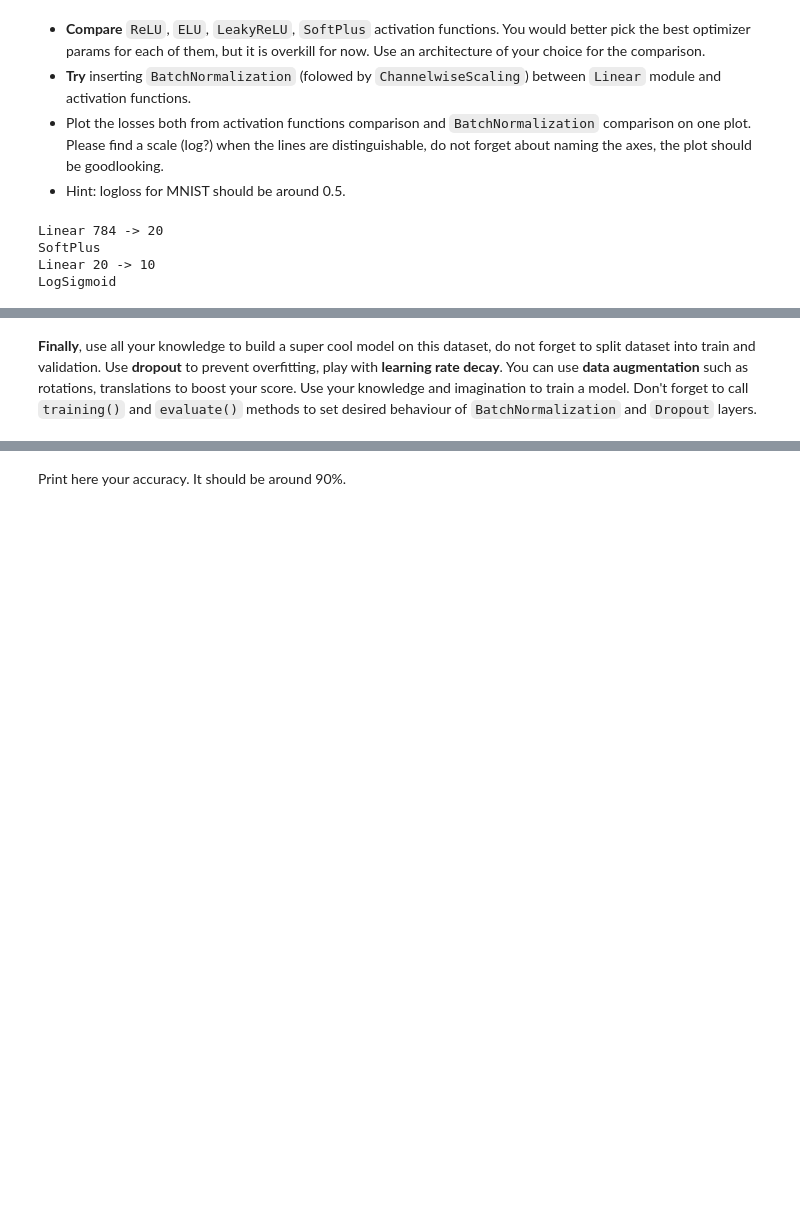
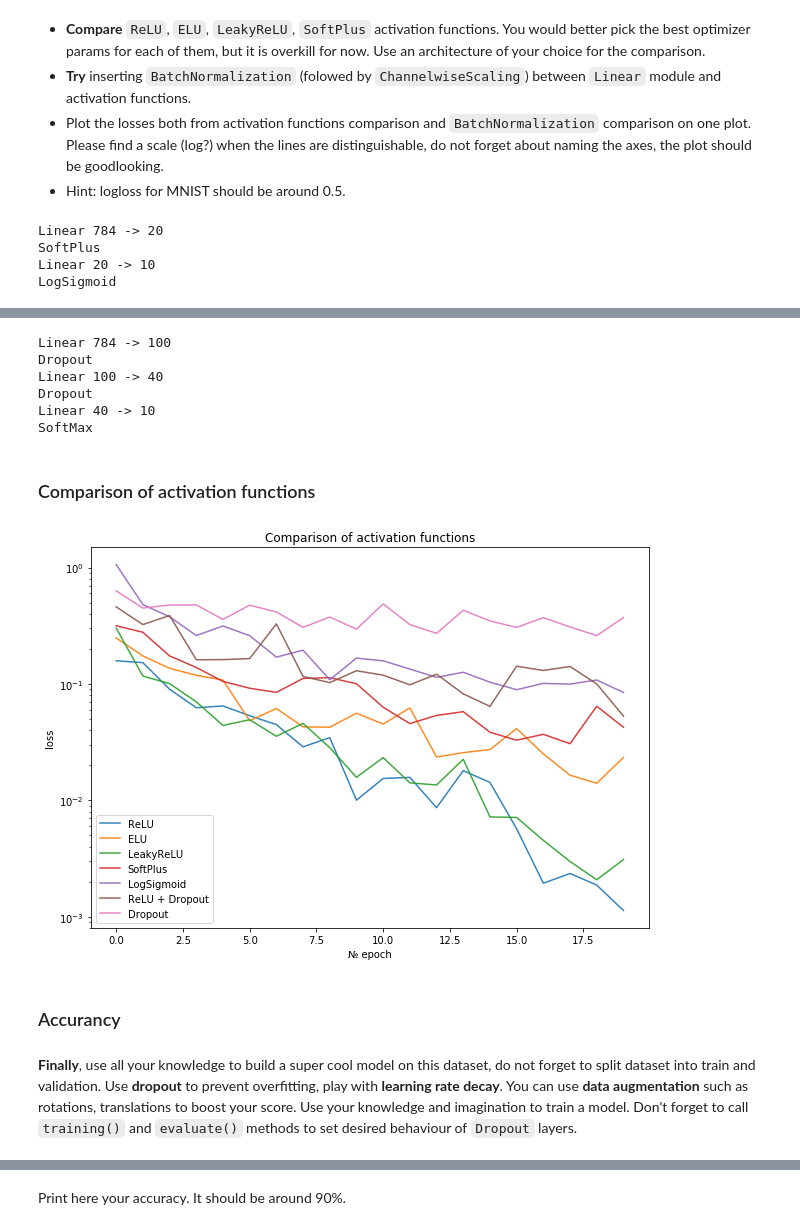
Before and after one commit to AniLiar/spsu-mm-machine-learning, a Jupyter notebook: autumn/task 4 - neural network/homework_main.ipynb, the cells around one changed output, grey strips where cells are left out. Saved outputs shown, nothing was run; the diff lists cells and outputs as text; code cells hidden in the pictures; blank space fills up the shorter version.

```diff
--- a/autumn/task 4 - neural network/homework_main.ipynb
+++ b/autumn/task 4 - neural network/homework_main.ipynb
@@ -294,0 +413,15 @@ Write your personal opinion on the activation functions, think about computation
+# %%
+net = Sequential()
+net.add(Linear(X.shape[1], 100))
+net.add(ReLU())
+net.add(Dropout(p=0.3))
+net.add(Linear(100, 40))
+net.add(ReLU())
+net.add(Linear(40, 10))
+net.add(SoftMax())
+
+criterion = ClassNLLCriterionUnstable()
+
+print(net)
+
+loss_history_dropout1 = train(X, y, net)
@@ -295,2 +436,44 @@ Write your personal opinion on the activation functions, think about computation
+# %%
+net = Sequential()
+net.add(Linear(X.shape[1], 100))
+net.add(Dropout(p=0.2))
+net.add(Linear(100, 40))
+net.add(Dropout(p=0.2))
+net.add(Linear(40, 10))
+net.add(SoftMax())
+
+criterion = ClassNLLCriterionUnstable()
+
+print(net)
+
+loss_history_dropout2 = train(X, y, net)
+# %% [output]
+Linear 784 -> 100
+Dropout
+Linear 100 -> 40
+Dropout
+Linear 40 -> 10
+SoftMax
+# %% [markdown]
+### Comparison of activation functions
+# %%
+plt.figure(figsize=(10, 7))
+plt.title("Comparison of activation functions")
+plt.xlabel("№ epoch")
+plt.ylabel("loss")
+plt.yscale('log')
+plt.plot(loss_history_relu, alpha=0.9, label = 'ReLU')
+plt.plot(loss_history_elu, alpha=0.9, label = 'ELU')
+plt.plot(loss_history_leakyRelu, alpha=0.9, label = 'LeakyReLU')
+plt.plot(loss_history_softplus, alpha=0.9, label = 'SoftPlus')
+plt.plot(loss_history_logSigmoid, alpha=0.9, label = 'LogSigmoid')
+plt.plot(loss_history_dropout1, alpha=0.9, label = 'ReLU + Dropout')
+plt.plot(loss_history_dropout2, alpha=0.9, label = 'Dropout')
+plt.legend()
+plt.show()
+# %% [output]
+[figure, added]
+# %% [markdown]
+### Accurancy
 # %% [markdown]
-**Finally**, use all your knowledge to build a super cool model on this dataset, do not forget to split dataset into train and validation. Use **dropout** to prevent overfitting, play with **learning rate decay**. You can use **data augmentation** such as rotations, translations to boost your score. Use your knowledge and imagination to train a model. Don't forget to call `training()` and `evaluate()` methods to set desired behaviour of `BatchNormalization` and `Dropout` layers.
+**Finally**, use all your knowledge to build a super cool model on this dataset, do not forget to split dataset into train and validation. Use **dropout** to prevent overfitting, play with **learning rate decay**. You can use **data augmentation** such as rotations, translations to boost your score. Use your knowledge and imagination to train a model. Don't forget to call `training()` and `evaluate()` methods to set desired behaviour of `Dropout` layers.
```
Also changed, not shown: parts of 28 cells of this notebook.
